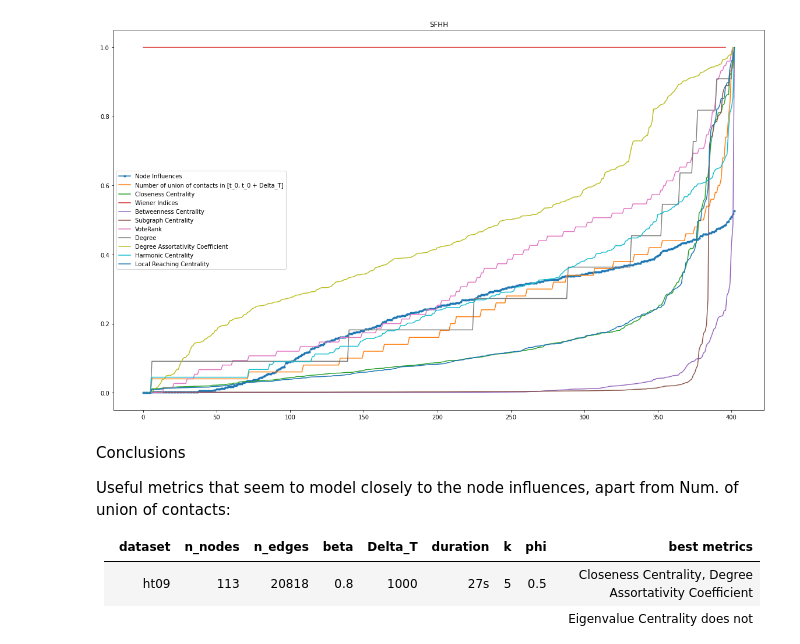
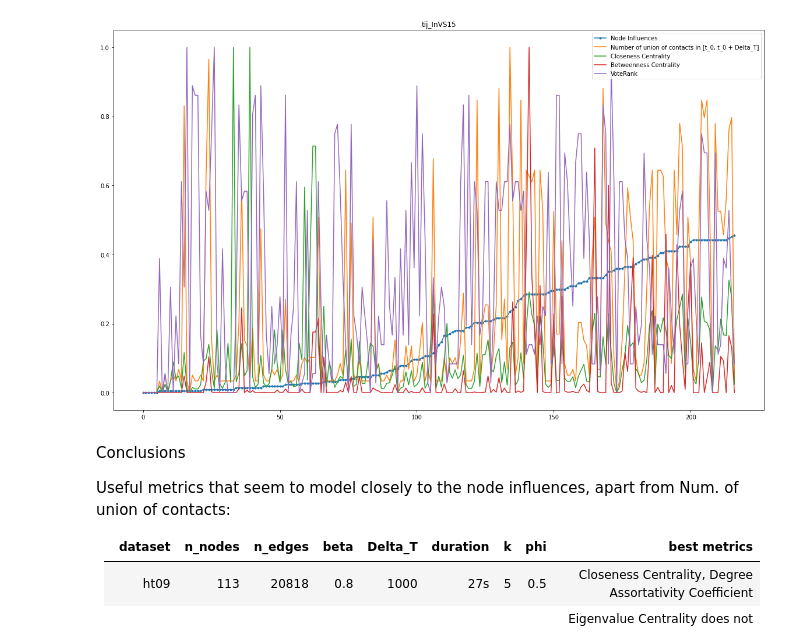
Before and after one commit to rkochar/temporal-network-influence-estimation, a Jupyter notebook: notebooks/proj.ipynb, the cells around one changed output. Cells and saved outputs as stored; diff of their text form; code cells hidden in the pictures.

```diff
--- a/notebooks/proj.ipynb
+++ b/notebooks/proj.ipynb
@@ -5,16 +6,16 @@ import matplotlib.pyplot as plt
 # %%
 # Parameters
 
-dataset = 'SFHH'
-beta = 0.6
-Delta_T = 500
-k = 5
-phi = 0.5
+dataset = 'tij_InVS15'
+beta = 1
+Delta_T = 200
+k = 10
+phi = 0.1
 # %%
 # Construct Graph
 
 src, dst, ts = [], [], []
-G = nx.Graph()
+G = nx.MultiGraph()
 
 with open(f'../data/{dataset}.txt', 'r') as f:
     for line in f:
@@ -22,10 +23,12 @@ with open(f'../data/{dataset}.txt', 'r') as f:
         src.append(line[0])
         dst.append(line[1])
         ts.append(line[2])
-        G.add_node(line[0], is_infected=False)
-        G.add_node(line[1], is_infected=False)
-        G.add_edge(line[0], line[1], timestamp=line[2])
+
+        G.add_node(line[0], is_infected=False, infected_at=math.inf)
+        G.add_node(line[1], is_infected=False, infected_at=math.inf)
+
+        G.add_edge(line[0], line[1], key=line[2], timestamp=line[2])
 
 src, dst, ts = np.array(src), np.array(dst), np.array(ts) # ts is given sorted
-len(G.nodes)
+print(G)
 # %% [output]
@@ -39,12 +50,13 @@ node_influences = []
 
 # for each node in the graph
 for node in G.nodes:
-    # pick a random t_0 and infect the node
     if not np.any(src == node):
         node_influences.append(0)
         continue
     t_0 = np.min(ts[src == node])
+
     G.nodes[node]['is_infected'] = True
+    G.nodes[node]['infected_at'] = t_0
 
     # for every timestep in (t_0, t_0 + Delta_T)
     for t in range(t_0 + 1, t_0 + Delta_T):
@@ -52,14 +64,17 @@ for node in G.nodes:
         if t not in ts:
             continue
         # for every node in the graph
-        for n, nbrs in G.adj.items():
+        for n, nbrs in G.adjacency():
             # if the node is infected
             if G.nodes[n]['is_infected']:
                 # get its neighbors at that timestamp
                 for nbr, eattr in nbrs.items():
-                    if eattr['timestamp'] == t:
+                    if t in eattr.keys() and G.nodes[n]['infected_at'] < t:
                         # infect them with probability b
-                        G.nodes[nbr]['is_infected'] = True if rng.uniform() <= beta else False
+                        if rng.uniform() <= beta:
+                            # print(f"Marking {nbr} as infected at {t} since {n} was infected at {G.nodes[n]['infected_at']}")
+                            G.nodes[nbr]['is_infected'] = True
+                            G.nodes[nbr]['infected_at'] = t
 
     # node influence
     node_influences.append(len([n for n in G.nodes if G.nodes[n]['is_infected']]) / len(G.nodes))
@@ -144,26 +161,27 @@ list(zip(labels, mse))
 # %%
 # Plot
 
 # sort to compare cumulatively
 sort = True
 
 x = np.arange(len(node_influences))
 
 plot_metrics = metrics.copy()
 
-y = np.sort(node_influences) if sort else node_influences
+sort_idxs = np.argsort(node_influences)
+y = node_influences[sort_idxs] if sort else node_influences
 for i, m in enumerate(metrics):
-    plot_metrics[i] = np.sort(m) if sort else m
+    plot_metrics[i] = m[sort_idxs] if sort else m
 
 fig, ax1 = plt.subplots(figsize=(20, 12))
 ax1.plot(x, y, '.-', label='Node Influences')
-for i, m in enumerate(plot_metrics):
+for i, m in enumerate(plot_metrics[:4]):
     ax1.plot(x, m, label=labels[i])
 plt.title(dataset)
 plt.legend()
 plt.savefig(f'{dataset}{"-cumulative" if sort else ""}.png')
 # %% [output]
-[figure, old version]
+[figure, new version]
 # %% [markdown]
 Conclusions
 
```
Also changed, not shown: parts of 6 cells of this notebook, 1 other file.
